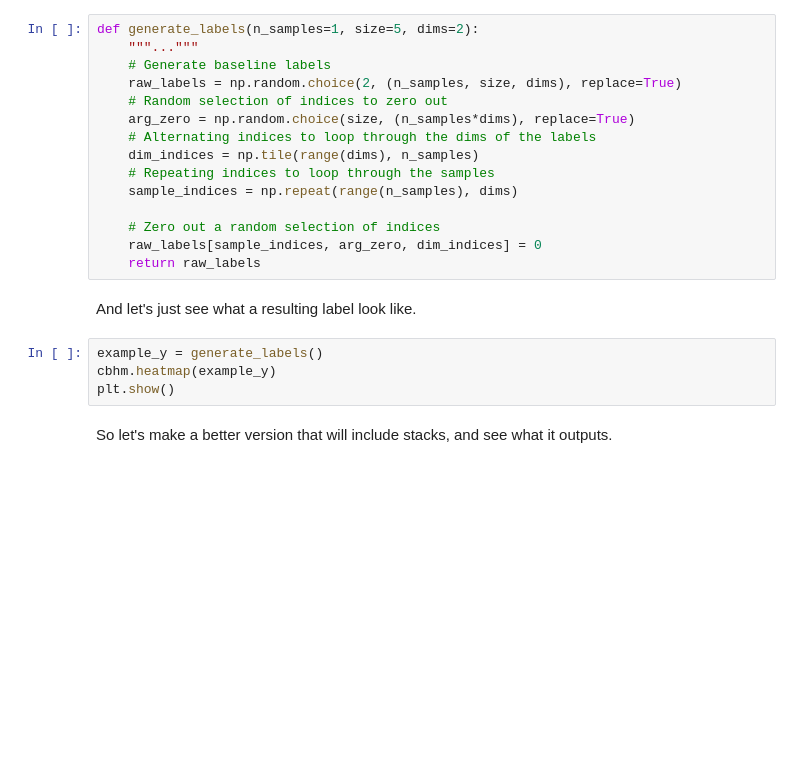
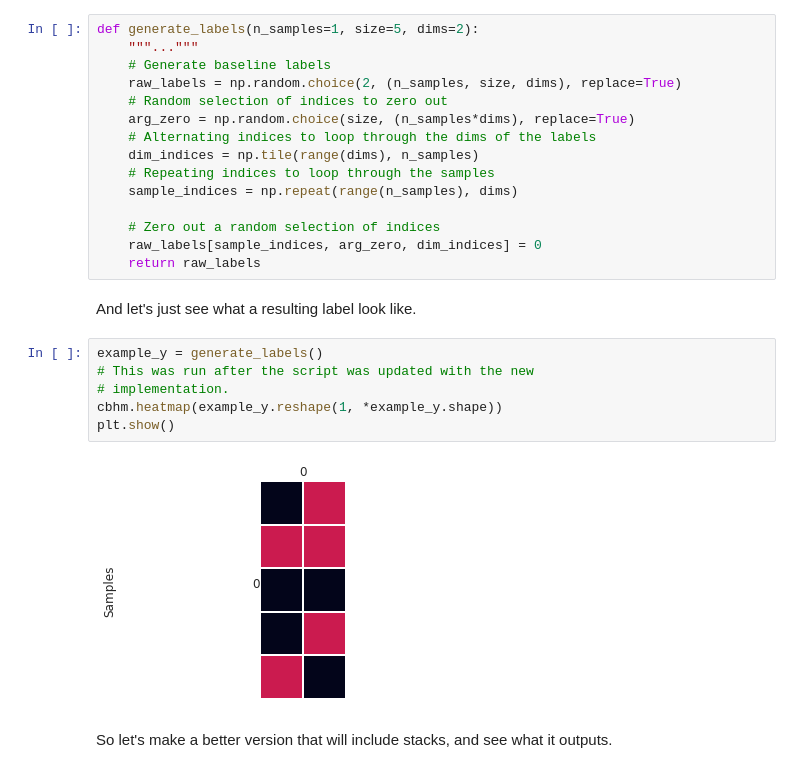
Before and after one commit to apra93/leabra-tf, a Jupyter notebook: docs/source/notebooks/0.1.2-Combigen-Stacks.ipynb, the cells around one changed output. Cells and saved outputs as stored; diff of their text form; blank space fills up the shorter version.

```diff
--- a/docs/source/notebooks/0.1.2-Combigen-Stacks.ipynb
+++ b/docs/source/notebooks/0.1.2-Combigen-Stacks.ipynb
@@ -112,8 +112,12 @@ def generate_labels(n_samples=1, size=5, dims=2):
 And let's just see what a resulting label look like.
 # %%
 example_y = generate_labels()
-cbhm.heatmap(example_y)
+# This was run after the script was updated with the new
+# implementation.
+cbhm.heatmap(example_y.reshape(1, *example_y.shape))
 plt.show()
+# %% [output]
+[figure, added]
 # %% [markdown]
 So let's make a better version that will include stacks, and see what it outputs.
 # %%
```
Also changed, not shown: parts of 11 cells of this notebook.
